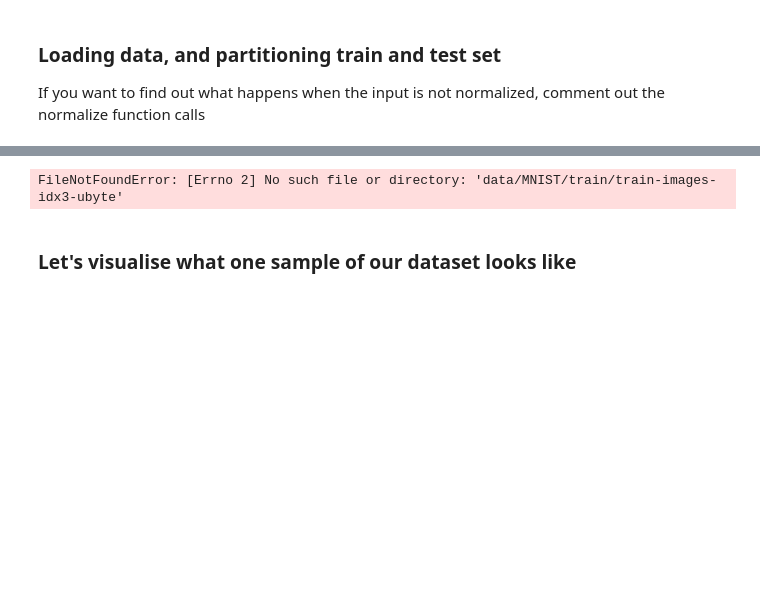
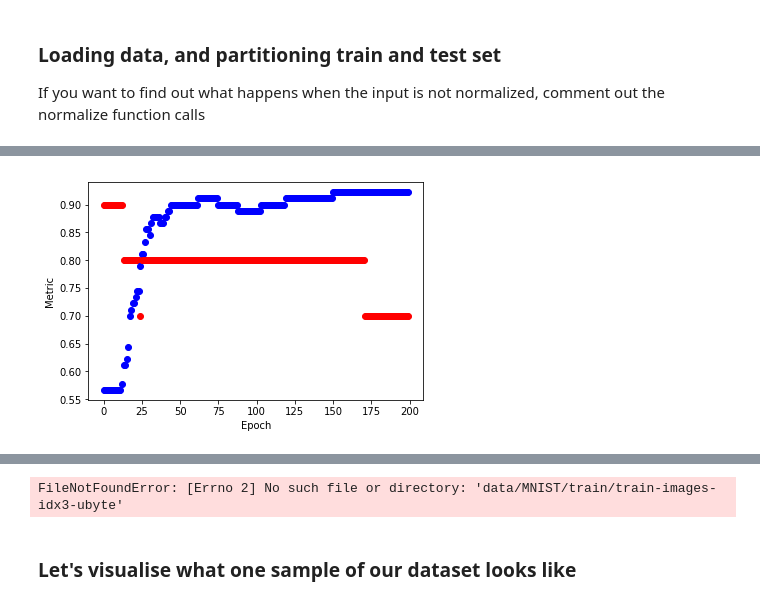
Before and after one commit to akarshgopal/AI, a Jupyter notebook: Machine_Learning/Neural_Networks_Primer.ipynb, the cells around one changed output, grey strips where cells are left out. Drawn from its saved outputs; the diff is of its cells as text; code cells hidden in the pictures; blank space fills up the shorter version.

```diff
--- a/Machine_Learning/Neural_Networks_Primer.ipynb
+++ b/Machine_Learning/Neural_Networks_Primer.ipynb
@@ -251,0 +389,43 @@ If you want to find out what happens when the input is not normalized, comment o
+# %%
+class HL_net:
+    def __init__(self, X_size, Y_size, lossfn):
+        self.L1 = layer(X_size, 100, relu)
+        self.L2 = layer(100, 20, relu)
+        self.L3 = layer(20, Y_size, softmax)
+        self.lossfn = lossfn
+
+    def f_pass(self, X):
+        A1 = self.L1.forward(X)
+        A2 = self.L2.forward(A1)
+        A3 = self.L3.forward(A2)
+        self.H = A3
+        return self.H
+
+    def back_prop(self,X,Y, batch_size,reg_lambda):
+        m = batch_size
+        self.loss = self.lossfn.get_loss(self.H,Y)
+        dZ = self.lossfn.diff(self.H,Y)
+        self.L3.out_grad(dZ, self.L2.A, m,reg_lambda)
+        self.L2.grad(self.L3.dZ, self.L3.W, self.L1.A, m, reg_lambda)
+        self.L1.grad(self.L2.dZ, self.L2.W, X, m, reg_lambda)
+
+    def optim(self, lr, beta=0):
+        self.L1.step(lr,beta)
+        self.L2.step(lr,beta)
+        self.L3.step(lr,beta)
+# %%
+n_in = np.shape(X2)[0]
+n_out = np.shape(Y2)[0]
+bin_clas = HL_net(n_in,n_out,CE_loss)
+# %%
+n_epochs = 200
+lr = 0.01
+lr_decay = 0.99
+batch_size = X2.shape[1]
+beta = 0.9
+
+#regularization parameter labmda
+reg_lamda = 1
+# %%
+train(bin_clas, X2, Y2, X2_test, Y2_test, model_accuracy, n_epochs, batch_size, lr, lr_decay, beta, reg_lamda)
+# %% [output]
@@ -251,0 +433 @@ If you want to find out what happens when the input is not normalized, comment o
+[figure, added]
```
Also changed, not shown: parts of 27 cells of this notebook, 1 other file.
